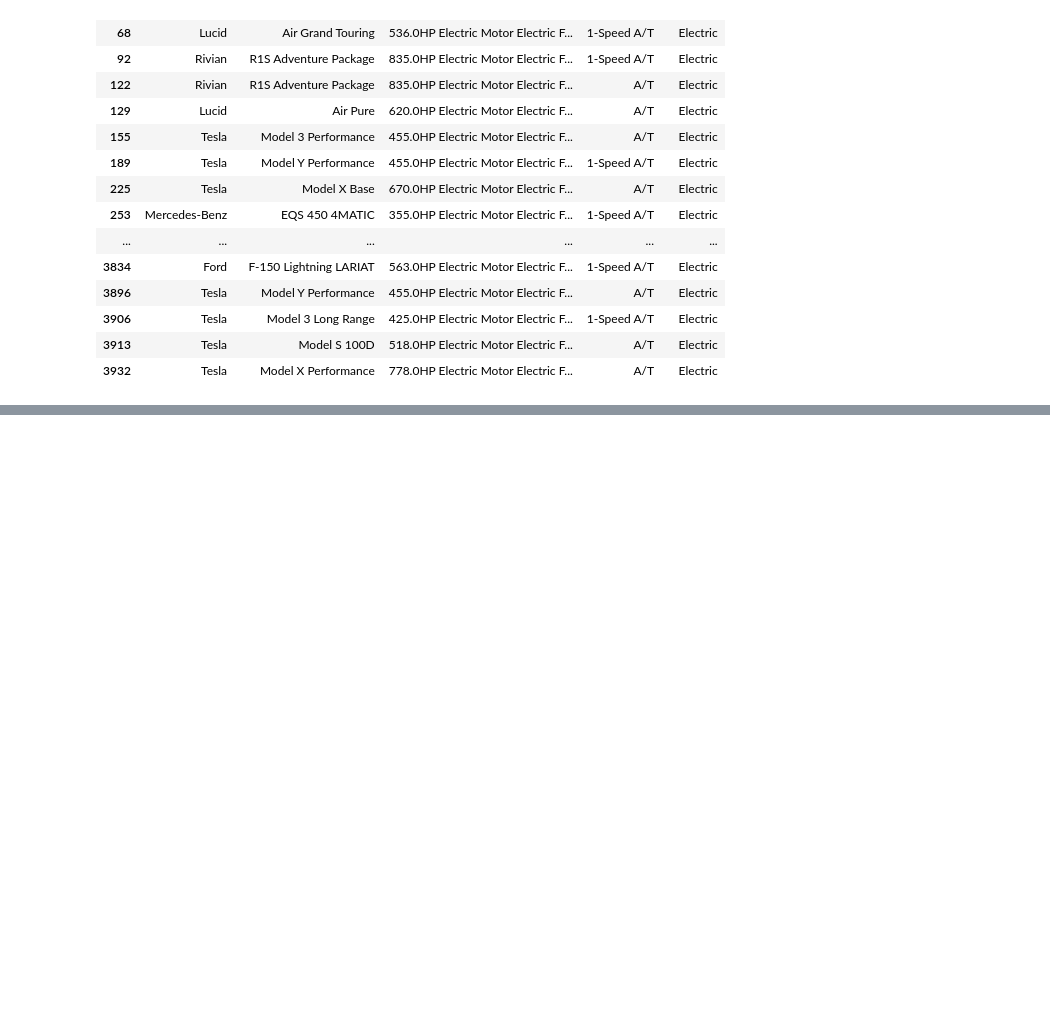
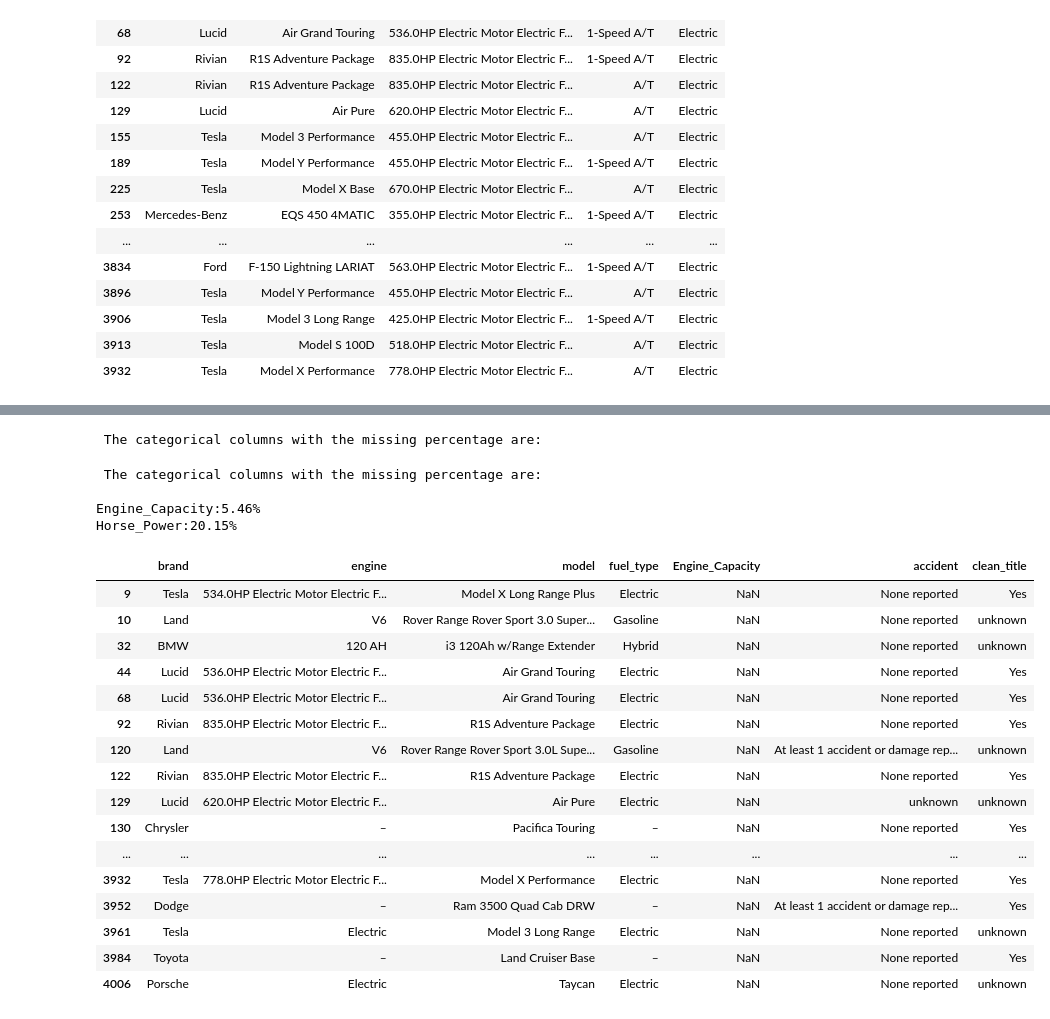
Before and after one commit to Sk8t3R37/ML_Used_cars_Analysis, a Jupyter notebook: used_cars_price_Estimation/NoteBooks/Used_Cars_Analsyis.ipynb, the cells around one changed output, grey strips where cells are left out. Cells and saved outputs as stored; diff of their text form; code cells hidden in the pictures; blank space fills up the shorter version.

```diff
--- a/used_cars_price_Estimation/NoteBooks/Used_Cars_Analsyis.ipynb
+++ b/used_cars_price_Estimation/NoteBooks/Used_Cars_Analsyis.ipynb
@@ -622,0 +696,45 @@ accident:2.82%
+# %%
+missing_info={}
+for col in Categorical_columns:
+    if df[col].isnull().sum()>0:
+        missing_count=(df[col].isnull().sum()/len(df))*100
+        missing_info[col]=round(missing_count,2)
+print("\n The categorical columns with the missing percentage are:\n")
+for col, per in missing_info.items():
+    print(f"{col}:{per}%")
+# %% [output]
+ The categorical columns with the missing percentage are:
+# %%
+missing_info={}
+for col in Numerical_columns:
+    if df[col].isnull().sum()>0:
+        missing_count=(df[col].isnull().sum()/len(df))*100
+        missing_info[col]=round(missing_count,2)
+print("\n The categorical columns with the missing percentage are:\n")
+for col, per in missing_info.items():
+    print(f"{col}:{per}%")
+# %% [output]
+ The categorical columns with the missing percentage are:
+
+Engine_Capacity:5.46%
+Horse_Power:20.15%
+# %%
+df[['brand','engine','model','fuel_type','Engine_Capacity','accident','clean_title']][df['Engine_Capacity'].isnull()]
+# %% [output]
+|  | brand | engine | model | fuel_type | Engine_Capacity | accident | clean_title |
+| 9 | Tesla | 534.0HP Electric Motor Electric F... | Model X Long Range Plus | Electric | NaN | None reported | Yes |
+| 10 | Land | V6 | Rover Range Rover Sport 3.0 Super... | Gasoline | NaN | None reported | unknown |
+| 32 | BMW | 120 AH | i3 120Ah w/Range Extender | Hybrid | NaN | None reported | unknown |
+| 44 | Lucid | 536.0HP Electric Motor Electric F... | Air Grand Touring | Electric | NaN | None reported | Yes |
+| 68 | Lucid | 536.0HP Electric Motor Electric F... | Air Grand Touring | Electric | NaN | None reported | Yes |
+| 92 | Rivian | 835.0HP Electric Motor Electric F... | R1S Adventure Package | Electric | NaN | None reported | Yes |
+| 120 | Land | V6 | Rover Range Rover Sport 3.0L Supe... | Gasoline | NaN | At least 1 accident or damage rep... | unknown |
+| 122 | Rivian | 835.0HP Electric Motor Electric F... | R1S Adventure Package | Electric | NaN | None reported | Yes |
+| 129 | Lucid | 620.0HP Electric Motor Electric F... | Air Pure | Electric | NaN | unknown | unknown |
+| 130 | Chrysler | – | Pacifica Touring | – | NaN | None reported | Yes |
+| ... | ... | ... | ... | ... | ... | ... | ... |
+| 3932 | Tesla | 778.0HP Electric Motor Electric F... | Model X Performance | Electric | NaN | None reported | Yes |
+| 3952 | Dodge | – | Ram 3500 Quad Cab DRW | – | NaN | At least 1 accident or damage rep... | Yes |
+| 3961 | Tesla | Electric | Model 3 Long Range | Electric | NaN | None reported | unknown |
+| 3984 | Toyota | – | Land Cruiser Base | – | NaN | None reported | Yes |
+| 4006 | Porsche | Electric | Taycan | Electric | NaN | None reported | unknown |
```
Also changed, not shown: parts of 21 cells of this notebook.
